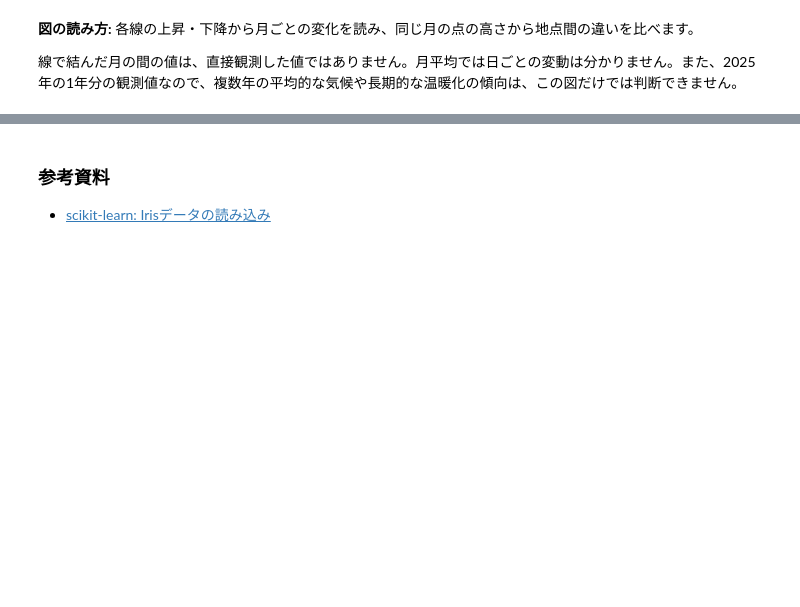
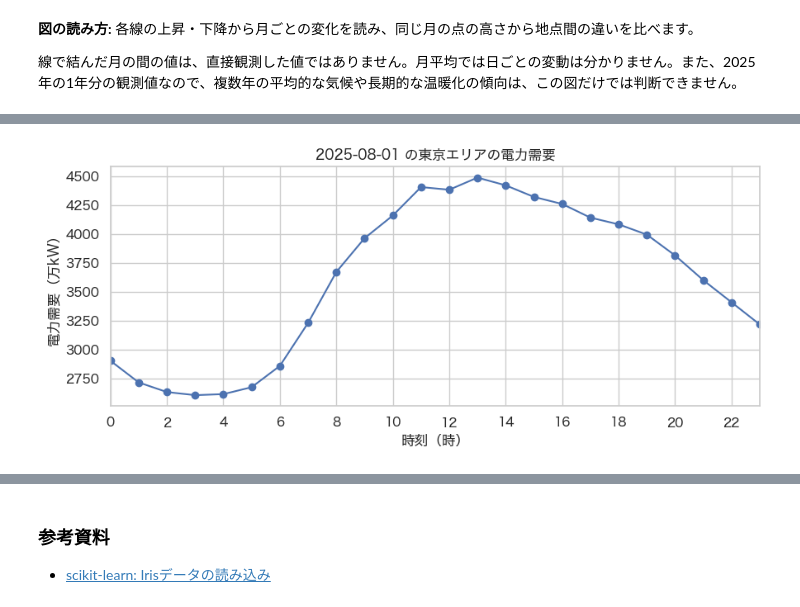
Before and after one commit to KazuhisaFujita/MachineLearning_training, a Jupyter notebook: notebook/lesson02_eda_template.ipynb, the cells around one changed output, grey strips where cells are left out. Drawn from its saved outputs; the diff is of its cells as text; code cells hidden in the pictures; blank space fills up the shorter version.

```diff
--- a/notebook/lesson02_eda_template.ipynb
+++ b/notebook/lesson02_eda_template.ipynb
@@ -949,0 +1119,70 @@ plt.show()
+# %%
+# ===== 演習C：選んだ1日の電力需要の変化（このセルだけで実行できます） =====
+# Pathはファイルの場所を扱い、pandasはCSVの読み込みや日付・表の操作に使います。
+from pathlib import Path
+import pandas as pd
+# matplotlibはグラフ、displayはNotebookなどで表を表示するための道具です。
+import matplotlib.pyplot as plt
+from IPython.display import display
+
+# 日本語表示のフォント候補です。環境に入っているものが使われます。
+plt.rcParams['font.family'] = 'sans-serif'
+plt.rcParams['font.sans-serif'] = [
+    'Hiragino Sans', 'Yu Gothic', 'Noto Sans CJK JP', 'IPAexGothic',
+    'Arial Unicode MS', 'DejaVu Sans'
+]
+
+# Notebookのフォルダから実行するときは、datasetsフォルダのCSVを使います。
+# Pathの / はフォルダ名とファイル名をつなぎ、exists()はファイルの有無を調べます。
+power_csv = Path('datasets/tepco_power_usage_202508.csv')
+if not power_csv.exists():
+    # リポジトリのルートから実行するときは、こちらの場所を使います。
+    power_csv = Path('notebook/datasets/tepco_power_usage_202508.csv')
+if not power_csv.exists():
+    # 必要なCSVがないときは、理由を表示して処理を止めます。
+    raise FileNotFoundError('datasetsフォルダにtepco_power_usage_202508.csvを置いてください。')
+
+# 2025年8月の31日×24時間分の記録を読み込みます。1行は1時間の記録です。
+power_df = pd.read_csv(power_csv)
+# DATEは元のままでは文字列です。to_datetime()で日付として扱える値に変換します。
+# formatは元の表記です。%Yは西暦、%mは月、%dは日を表します。
+# 変換した結果を、新しい「日付」列に保存します。元のDATE列は残ります。
+power_df['日付'] = pd.to_datetime(power_df['DATE'], format='%Y/%m/%d')
+# TIMEの'13:00'などを、横軸に使える整数の13に変換します。
+# .str.split(':')で文字列を':'の前後に分け、.str[0]で最初の部分を取り出します。
+# .astype(int)で'13'という文字列を13という整数にします。
+power_df['時刻'] = power_df['TIME'].str.split(':').str[0].astype(int)
+
+# 調べたい日を「西暦-月-日」の形式で指定します。
+power_day = '2025-08-01'  # TODO: 2025-08-02〜2025-08-31から1日を選ぶ
+# Timestamp()で指定日も日付の値にし、表の「日付」列と比較します。
+# df[条件]でその日の行だけを選び、sort_values('時刻')で0〜23時の順に並べます。
+# 文字列のまま並べると10時が2時より先に来ることがあるため、上で整数にしました。
+power_day_df = power_df[power_df['日付'] == pd.Timestamp(power_day)].sort_values('時刻')
+# !=は「等しくない」の意味です。1日分の24行が取れたか確認します。
+# 対象期間外の日などを指定した場合は、説明を表示して処理を止めます。
+if len(power_day_df) != 24:
+    raise ValueError('2025年8月の日付をYYYY-MM-DD形式で指定してください。')
+# 図に使う時刻と実績を表で表示し、最大値などを数値でも確認できるようにします。
+display(power_day_df[['時刻', '当日実績(万kW)']])
+
+# 24時間の変化を見やすくするため、横長の図を作ります。
+plt.figure(figsize=(9, 4))
+# plot(横軸の値, 縦軸の値)は、渡された順に点を線で結びます。
+# marker='o'で各時間の値に丸印を付け、データの位置を示します。
+# 線の間の細かい時間変化を測定しているわけではありません。
+plt.plot(power_day_df['時刻'], power_day_df['当日実績(万kW)'], marker='o')
+# 選んだ日付をタイトルに入れ、別の日に変えても表示が対応するようにします。
+plt.title(f'{power_day} の東京エリアの電力需要')
+plt.xlabel('時刻（時）')
+# 値は東京エリアの1時間平均の電力需要です。単位は万kWで、kWhではありません。
+plt.ylabel('電力需要（万kW）')
+# range(0, 24, 2)は0, 2, ..., 22です。目盛りの表示だけを2時間おきにします。
+# 奇数時のデータも、図にはすべて描かれています。
+plt.xticks(range(0, 24, 2))
+# 横軸の表示範囲を0〜23時にします。
+plt.xlim(0, 23)
+# 余白を調整してから図を表示します。日付を変えたら、このセル全体を再実行します。
+plt.tight_layout()
+plt.show()
+# %% [output]
@@ -949,0 +1206 @@ plt.show()
+[figure, added]
```
Also changed, not shown: parts of 18 cells of this notebook, 10 other files.
